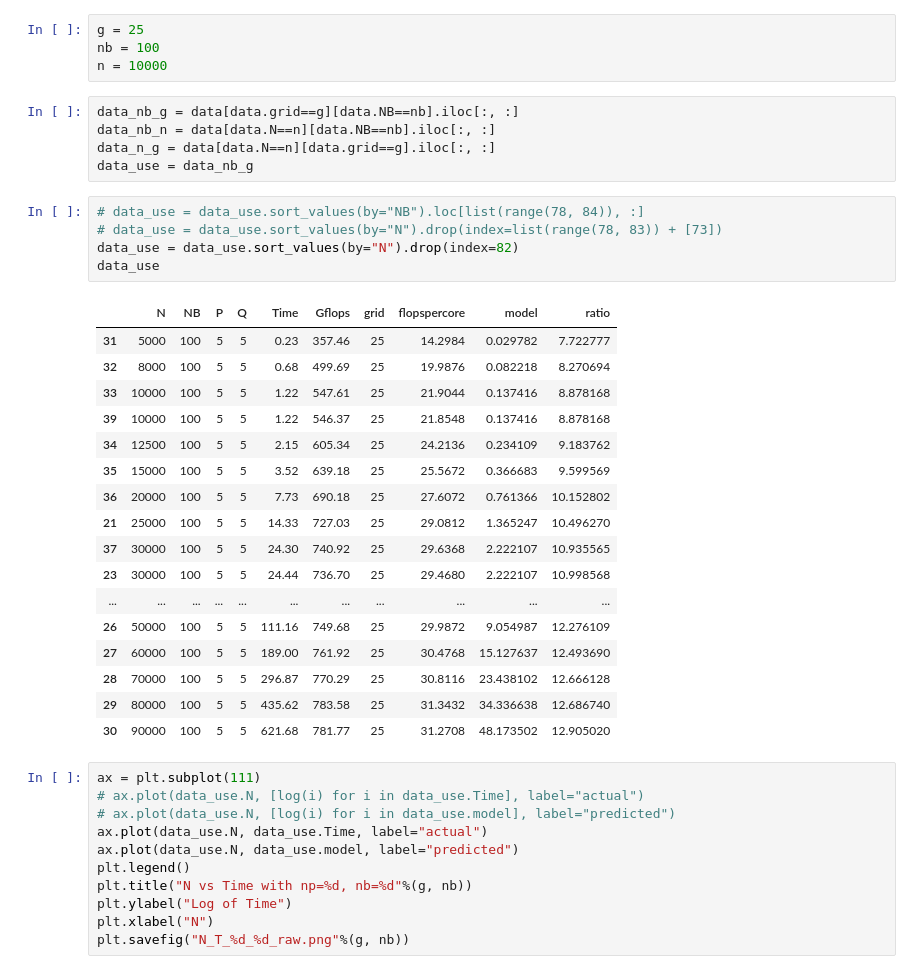
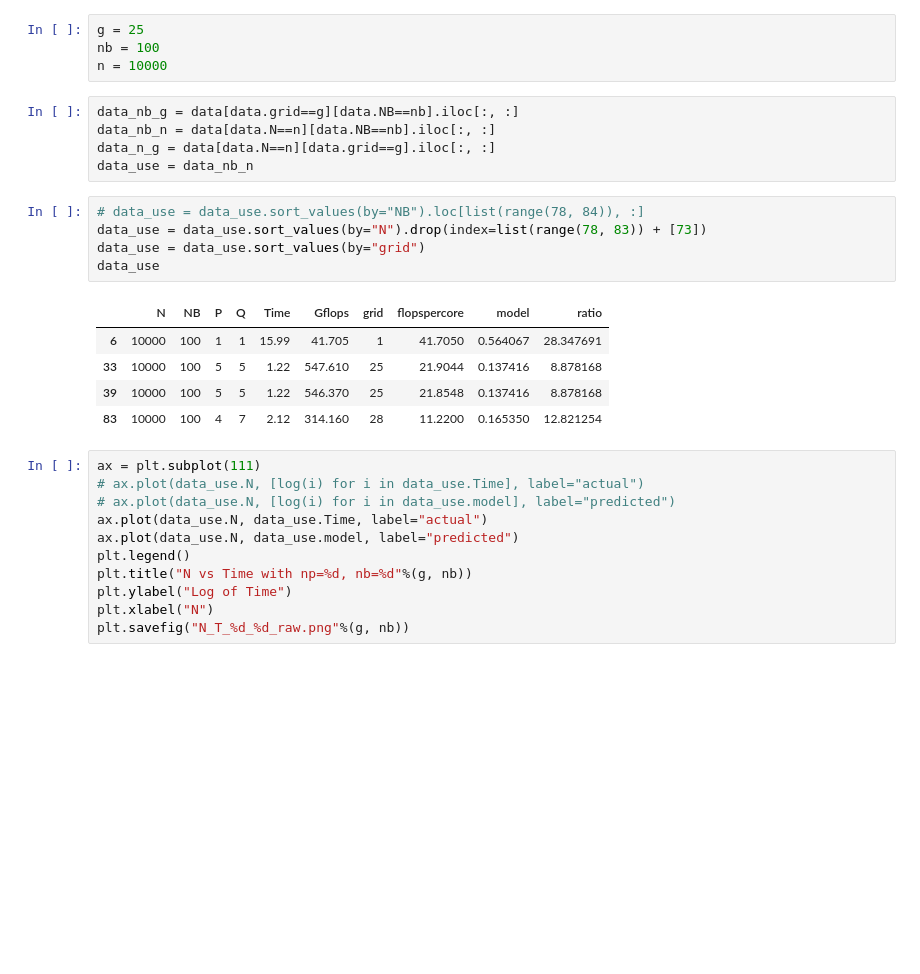
Before and after one commit to hypan599/cse6230, a Jupyter notebook: final/plot.ipynb, the cells around one changed output. Cells and saved outputs as stored; diff of their text form; blank space fills up the shorter version.

```diff
--- a/final/plot.ipynb
+++ b/final/plot.ipynb
@@ -56,30 +56,18 @@ n = 10000
 data_nb_g = data[data.grid==g][data.NB==nb].iloc[:, :]
 data_nb_n = data[data.N==n][data.NB==nb].iloc[:, :]
 data_n_g = data[data.N==n][data.grid==g].iloc[:, :]
-data_use = data_nb_g
+data_use = data_nb_n
 # %%
 # data_use = data_use.sort_values(by="NB").loc[list(range(78, 84)), :]
-# data_use = data_use.sort_values(by="N").drop(index=list(range(78, 83)) + [73])
-data_use = data_use.sort_values(by="N").drop(index=82)
+data_use = data_use.sort_values(by="N").drop(index=list(range(78, 83)) + [73])
+data_use = data_use.sort_values(by="grid")
 data_use
 # %% [output]
 |  | N | NB | P | Q | Time | Gflops | grid | flopspercore | model | ratio |
-| 31 | 5000 | 100 | 5 | 5 | 0.23 | 357.46 | 25 | 14.2984 | 0.029782 | 7.722777 |
-| 32 | 8000 | 100 | 5 | 5 | 0.68 | 499.69 | 25 | 19.9876 | 0.082218 | 8.270694 |
-| 33 | 10000 | 100 | 5 | 5 | 1.22 | 547.61 | 25 | 21.9044 | 0.137416 | 8.878168 |
-| 39 | 10000 | 100 | 5 | 5 | 1.22 | 546.37 | 25 | 21.8548 | 0.137416 | 8.878168 |
-| 34 | 12500 | 100 | 5 | 5 | 2.15 | 605.34 | 25 | 24.2136 | 0.234109 | 9.183762 |
-| 35 | 15000 | 100 | 5 | 5 | 3.52 | 639.18 | 25 | 25.5672 | 0.366683 | 9.599569 |
-| 36 | 20000 | 100 | 5 | 5 | 7.73 | 690.18 | 25 | 27.6072 | 0.761366 | 10.152802 |
-| 21 | 25000 | 100 | 5 | 5 | 14.33 | 727.03 | 25 | 29.0812 | 1.365247 | 10.496270 |
-| 37 | 30000 | 100 | 5 | 5 | 24.30 | 740.92 | 25 | 29.6368 | 2.222107 | 10.935565 |
-| 23 | 30000 | 100 | 5 | 5 | 24.44 | 736.70 | 25 | 29.4680 | 2.222107 | 10.998568 |
-| ... | ... | ... | ... | ... | ... | ... | ... | ... | ... | ... |
-| 26 | 50000 | 100 | 5 | 5 | 111.16 | 749.68 | 25 | 29.9872 | 9.054987 | 12.276109 |
-| 27 | 60000 | 100 | 5 | 5 | 189.00 | 761.92 | 25 | 30.4768 | 15.127637 | 12.493690 |
-| 28 | 70000 | 100 | 5 | 5 | 296.87 | 770.29 | 25 | 30.8116 | 23.438102 | 12.666128 |
-| 29 | 80000 | 100 | 5 | 5 | 435.62 | 783.58 | 25 | 31.3432 | 34.336638 | 12.686740 |
-| 30 | 90000 | 100 | 5 | 5 | 621.68 | 781.77 | 25 | 31.2708 | 48.173502 | 12.905020 |
+| 6 | 10000 | 100 | 1 | 1 | 15.99 | 41.705 | 1 | 41.7050 | 0.564067 | 28.347691 |
+| 33 | 10000 | 100 | 5 | 5 | 1.22 | 547.610 | 25 | 21.9044 | 0.137416 | 8.878168 |
+| 39 | 10000 | 100 | 5 | 5 | 1.22 | 546.370 | 25 | 21.8548 | 0.137416 | 8.878168 |
+| 83 | 10000 | 100 | 4 | 7 | 2.12 | 314.160 | 28 | 11.2200 | 0.165350 | 12.821254 |
 # %%
 ax = plt.subplot(111)
 # ax.plot(data_use.N, [log(i) for i in data_use.Time], label="actual")
```
Also changed, not shown: parts of 1 cell of this notebook, 2 other files.
